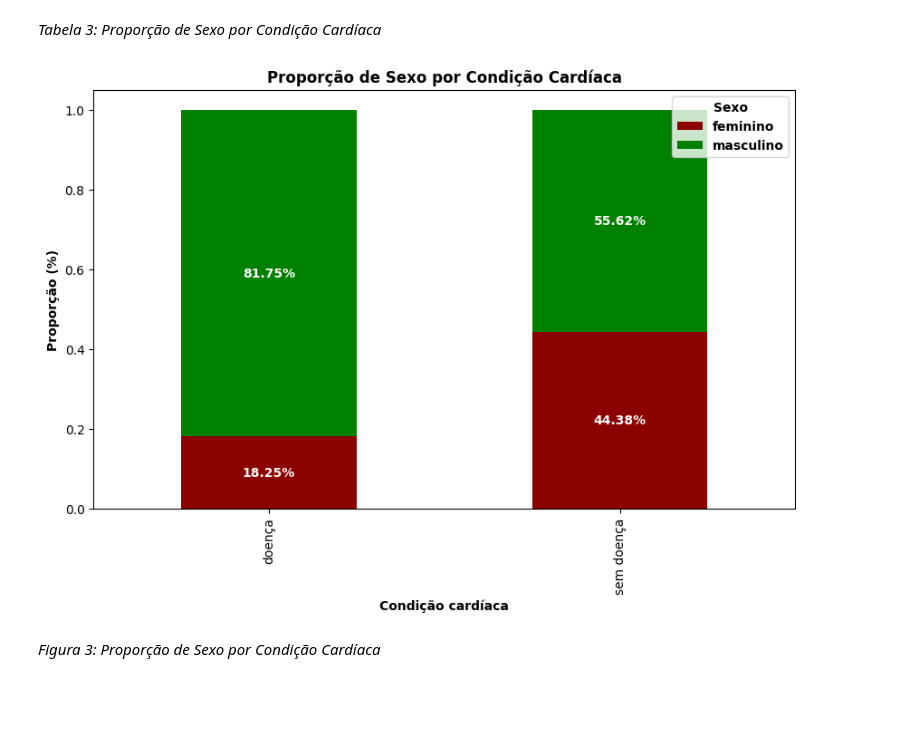
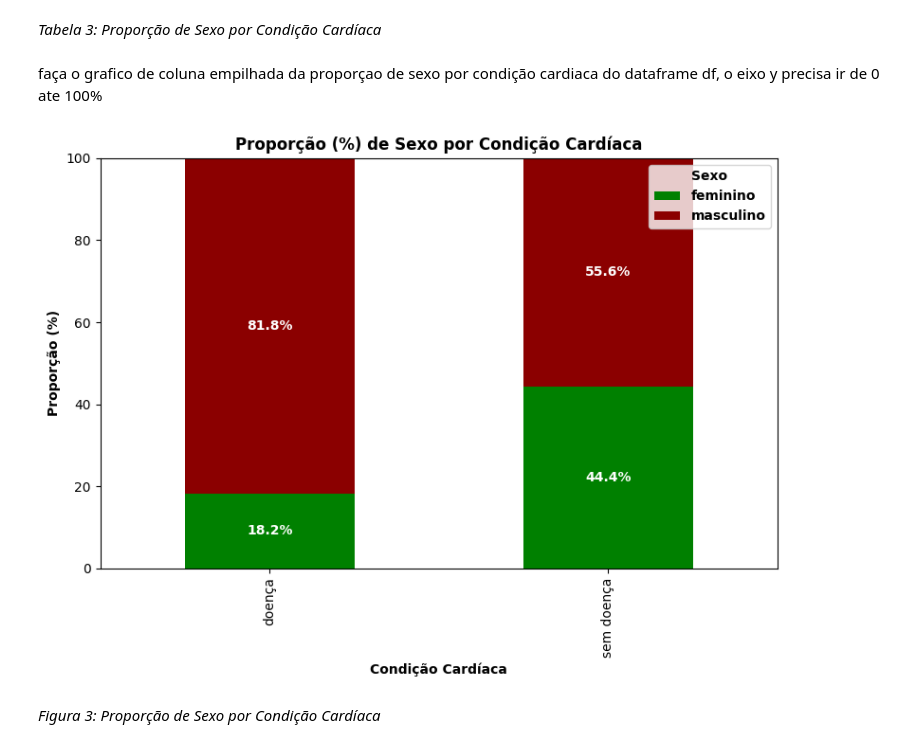
Before and after one commit to luiscpl/PUC_MVP, a Jupyter notebook: MVP_LUIS_CLAUDIO.ipynb, the cells around one changed output. Drawn from its saved outputs; the diff is of its cells as text; code cells hidden in the pictures; blank space fills up the shorter version.

```diff
--- a/MVP_LUIS_CLAUDIO.ipynb
+++ b/MVP_LUIS_CLAUDIO.ipynb
@@ -264,6 +280,9 @@ Essas estatísticas ajudam a entender a distribuição, tendência central e dis
 # %% [markdown]
 ##### 2.3.1 Boxplot das Variáveis Numéricas
 # %%
+# Seleciona apenas as variáveis numéricas do DataFrame
+numericas = df.select_dtypes(include=['int64', 'float64'])
+
 # Cria um boxplot separado para cada variável numérica
 fig, axes = plt.subplots(nrows=2, ncols=3, figsize=(15, 8))
 axes = axes.flatten()
@@ -362,34 +384,35 @@ sem doença          0.44      0.56
 Total               0.32      0.68
 # %% [markdown]
 *Tabela 3: Proporção de Sexo por Condição Cardíaca*
+# %% [markdown]
+faça o grafico de coluna empilhada da proporçao de sexo por condição cardiaca do dataframe df, o eixo y precisa ir de 0 ate 100%
 # %%
-# Calcula as proporções por linha (condição cardíaca) para cada sexo
-sexo_condicao_prop = dt.drop('Total').drop(columns='Total')
-sexo_condicao_prop = sexo_condicao_prop.div(sexo_condicao_prop.sum(axis=1), axis=0)
+# Gráfico de barras empilhadas da proporção (%) de sexo por condição cardíaca
+sexo_condicao_prop_pct = sexo_condicao_prop * 100
 
-# Plota o gráfico de barras empilhadas proporcional com tamanho maior
-fig, ax = plt.subplots(figsize=(10, 6))
-sexo_condicao_prop.plot(
+ax = sexo_condicao_prop_pct.plot(
     kind='bar',
     stacked=True,
-    color=['#8B0000', 'green'],  # verde escuro para Feminino, azul escuro para Masculino
-    ax=ax
+    color=['green', '#8B0000'],  # verde para feminino, vermelho escuro para masculino
+    figsize=(8, 6)
 )
 ax.set_ylabel('Proporção (%)', fontweight='bold')
-ax.set_xlabel('Condição cardíaca', fontweight='bold')
-ax.set_title('Proporção de Sexo por Condição Cardíaca', fontweight='bold')
+ax.set_xlabel('Condição Cardíaca', fontweight='bold')
+ax.set_title('Proporção (%) de Sexo por Condição Cardíaca', fontweight='bold')
+ax.set_ylim(0, 100)
 ax.legend(title='Sexo', loc='upper right', title_fontproperties={'weight': 'bold'}, prop={'weight': 'bold'})
 
-# Adiciona os valores proporcionais nas barras
-for i, row in enumerate(sexo_condicao_prop.values):
+# Adiciona os valores percentuais nas barras
+for i, row in enumerate(sexo_condicao_prop_pct.values):
     bottom = 0
     for j, val in enumerate(row):
-        ax.text(i, bottom + val / 2, f"{val:.2%}", ha='center', va='center', color='white', fontweight='bold')
+        ax.text(i, bottom + val / 2, f"{val:.1f}%", ha='center', va='center', color='white', fontweight='bold')
         bottom += val
 
+plt.tight_layout()
 plt.show()
 # %% [output]
-[figure, old version]
+[figure, new version]
 # %% [markdown]
 *Figura 3: Proporção de Sexo por Condição Cardíaca*
 # %% [markdown]
```
Also changed, not shown: parts of 4 cells of this notebook.
